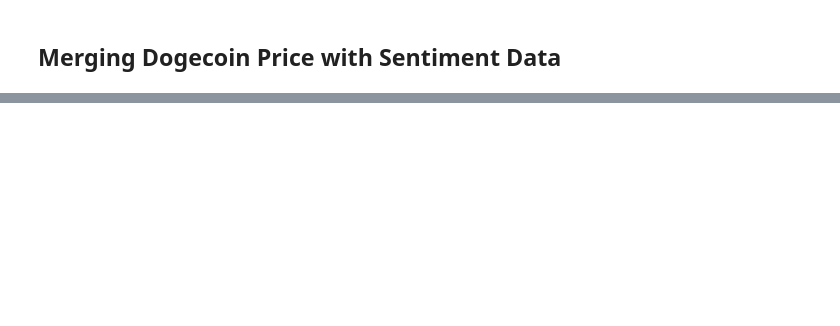
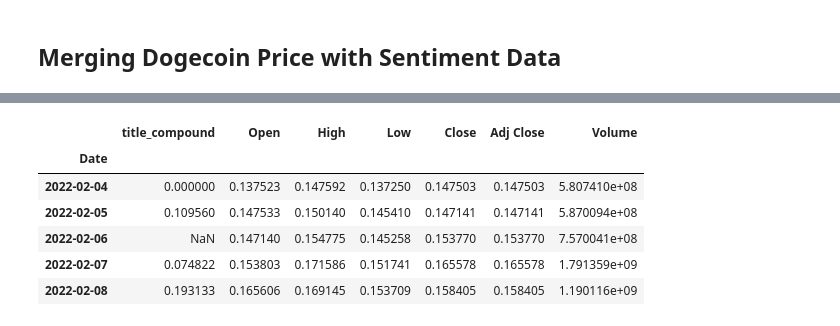
Before and after one commit to 1ightray/Group4, a Jupyter notebook: Sentiment_analysis.ipynb, the cells around one changed output, grey strips where cells are left out. Saved outputs shown, nothing was run; the diff lists cells and outputs as text; code cells hidden in the pictures; blank space fills up the shorter version.

```diff
--- a/Sentiment_analysis.ipynb
+++ b/Sentiment_analysis.ipynb
@@ -203,0 +203,4 @@ print(news_df_edit)
+# %%
+#Grouping all the sentiment of the same date into the mean value of that date
+news_df_title = news_df_edit.groupby('date', as_index=False, sort=False)['title_compound'].mean()
+news_df_title.head()
@@ -203,0 +214,5 @@ print(news_df_edit)
+# %%
+#Renaming the column to Date which is same as crypto column and indexing the DF by date
+news_df_title = news_df_title.rename(columns={'date': 'Date'})
+news_df_title.set_index('Date', inplace=True)
+news_df_title.head()
@@ -203,0 +227,12 @@ print(news_df_edit)
+# %%
+#Concat the crypto price with sentiment data
+sentiment_closing_df = pd.concat([news_df_title,doge_df], axis=1)
+sentiment_closing_df.head()
+# %% [output]
+|  | title_compound | Open | High | Low | Close | Adj Close | Volume |
+| Date |  |  |  |  |  |  |  |
+| 2022-02-04 | 0.000000 | 0.137523 | 0.147592 | 0.137250 | 0.147503 | 0.147503 | 5.807410e+08 |
+| 2022-02-05 | 0.109560 | 0.147533 | 0.150140 | 0.145410 | 0.147141 | 0.147141 | 5.870094e+08 |
+| 2022-02-06 | NaN | 0.147140 | 0.154775 | 0.145258 | 0.153770 | 0.153770 | 7.570041e+08 |
+| 2022-02-07 | 0.074822 | 0.153803 | 0.171586 | 0.151741 | 0.165578 | 0.165578 | 1.791359e+09 |
+| 2022-02-08 | 0.193133 | 0.165606 | 0.169145 | 0.153709 | 0.158405 | 0.158405 | 1.190116e+09 |
```
Also changed, not shown: parts of 23 cells of this notebook, 6 other files.
